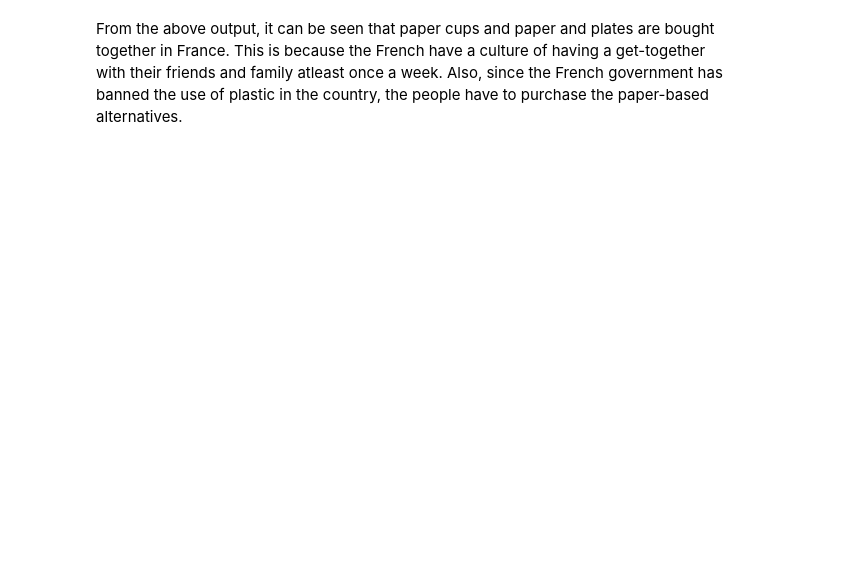
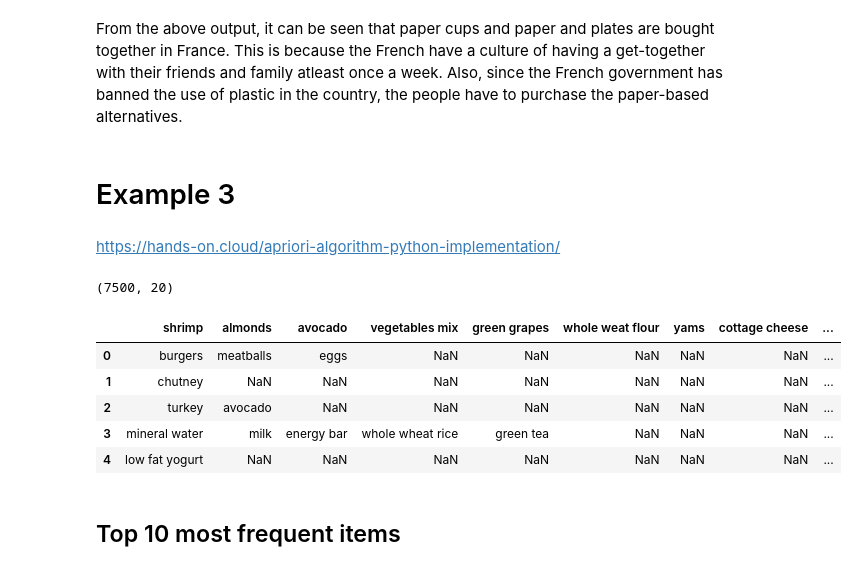
Before and after one commit to stemgene/algorithm-practice, a Jupyter notebook: Apriori/Apriori.ipynb, the cells around one changed output. Drawn from its saved outputs; the diff is of its cells as text; code cells hidden in the pictures; blank space fills up the shorter version.

```diff
--- a/Apriori/Apriori.ipynb
+++ b/Apriori/Apriori.ipynb
@@ -245,3 +444,25 @@ rules.head()
 | 300 | (SET/6 RED SPOTTY PAPER PLATES, S... | (SET/6 RED SPOTTY PAPER CUPS) | 0.102041 | 0.137755 | 0.099490 | 0.975 | 7.077778 | ... |
 # %% [markdown]
 From the above output, it can be seen that paper cups and paper and plates are bought together in France. This is because the French have a culture of having a get-together with their friends and family atleast once a week. Also, since the French government has banned the use of plastic in the country, the people have to purchase the paper-based alternatives.
+# %% [markdown]
+# Example 3
+# %% [markdown]
+https://hands-on.cloud/apriori-algorithm-python-implementation/
+# %%
+# dataset
+data = pd.read_csv("../datasets/Market_Basket_Optimisation.csv")
+# printing the shape of the dataset
+data.shape
+# %% [output]
+(7500, 20)
+# %%
+data.head()
+# %% [output]
+|  | shrimp | almonds | avocado | vegetables mix | green grapes | whole weat flour | yams | cottage cheese | ... |
+| 0 | burgers | meatballs | eggs | NaN | NaN | NaN | NaN | NaN | ... |
+| 1 | chutney | NaN | NaN | NaN | NaN | NaN | NaN | NaN | ... |
+| 2 | turkey | avocado | NaN | NaN | NaN | NaN | NaN | NaN | ... |
+| 3 | mineral water | milk | energy bar | whole wheat rice | green tea | NaN | NaN | NaN | ... |
+| 4 | low fat yogurt | NaN | NaN | NaN | NaN | NaN | NaN | NaN | ... |
+# %% [markdown]
+## Top 10 most frequent items
```
Also changed, not shown: parts of 28 cells of this notebook, 2 other files.
